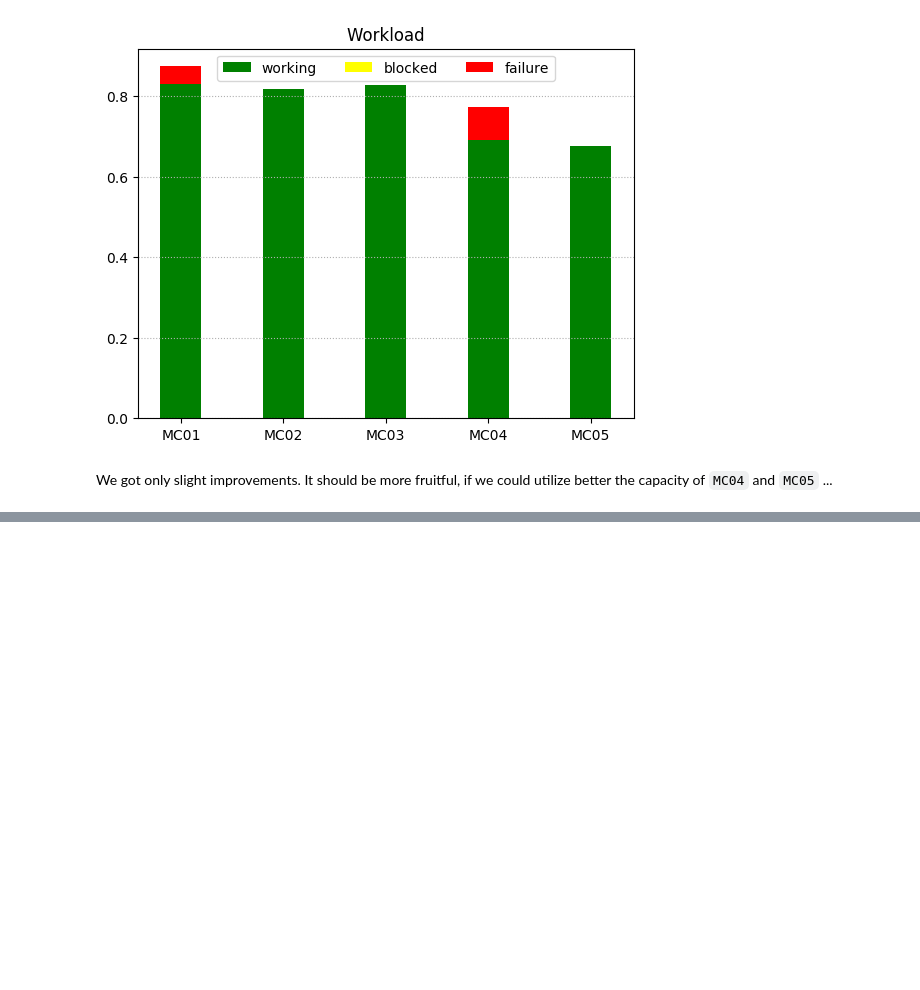
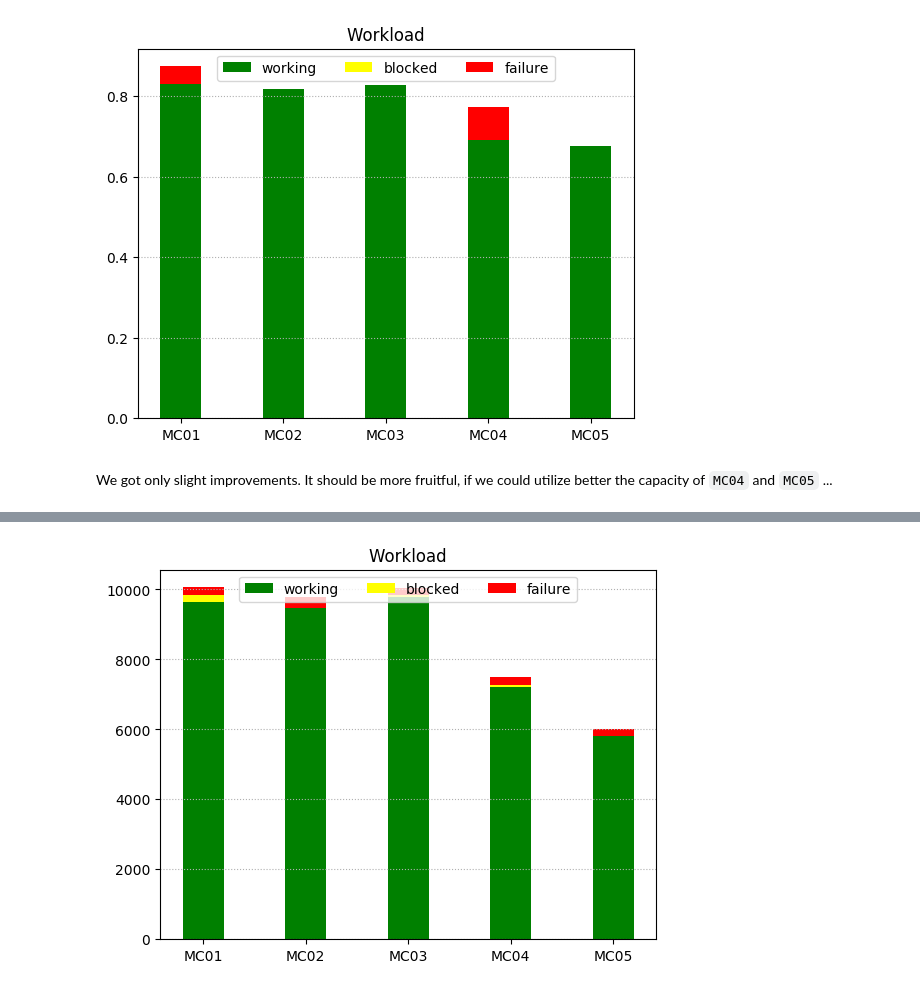
Before and after one commit to pbayer/ProcessFlows.jl, a Jupyter notebook: docs/notebooks/06 The use of graphs in PFlow.ipynb, the cells around one changed output, grey strips where cells are left out. Saved outputs shown, nothing was run; the diff lists cells and outputs as text; code cells hidden in the pictures; blank space fills up the shorter version.

Commit message:
now test scheduling 2500 passed

```diff
--- a/docs/notebooks/06 The use of graphs in PFlow.ipynb
+++ b/docs/notebooks/06 The use of graphs in PFlow.ipynb
@@ -295,0 +308,15 @@ We got only slight improvements. It should be more fruitful, if we could utilize
+# %%
+plan1 = Planned(123,  700, 123000, "Order 1", "Order 1 description", "ORD01")
+plan2 = Planned(456, 1800, 456000, "Order 2", "Order 2 description", "ORD02")
+mps = create_mps([plan1, plan2], d);
+srand(2345)  # seed random number generator for reproducibility
+sim = Simulation()
+wus = readWorkunits(wufile, sim)
+finished = Products()
+start_scheduling(sim, wus, mps, finished)
+run(sim, 15000)
+res = leadtimetable(finished)
+res[:starttime] = round.(res[:starttime], 2)
+res[:endtime] = round.(res[:endtime], 2)
+res[:leadtime] = round.(res[:leadtime], 2)
+tail(res)
@@ -295,0 +331,4 @@ We got only slight improvements. It should be more fruitful, if we could utilize
+# %%
+loadbars(wus)
+# %% [output]
+[figure, added]
```
Also changed, not shown: parts of 8 cells of this notebook, 3 other files.
